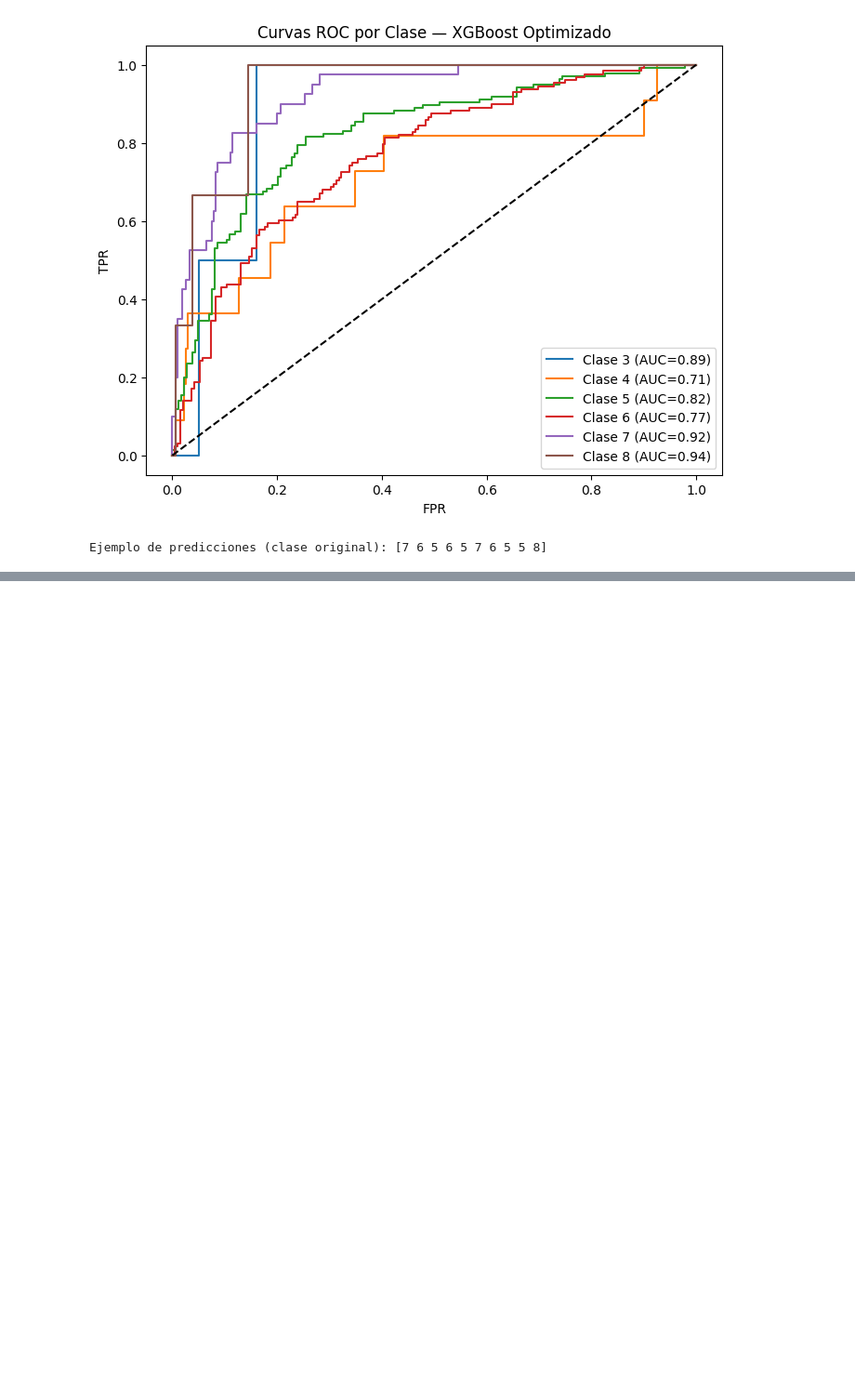
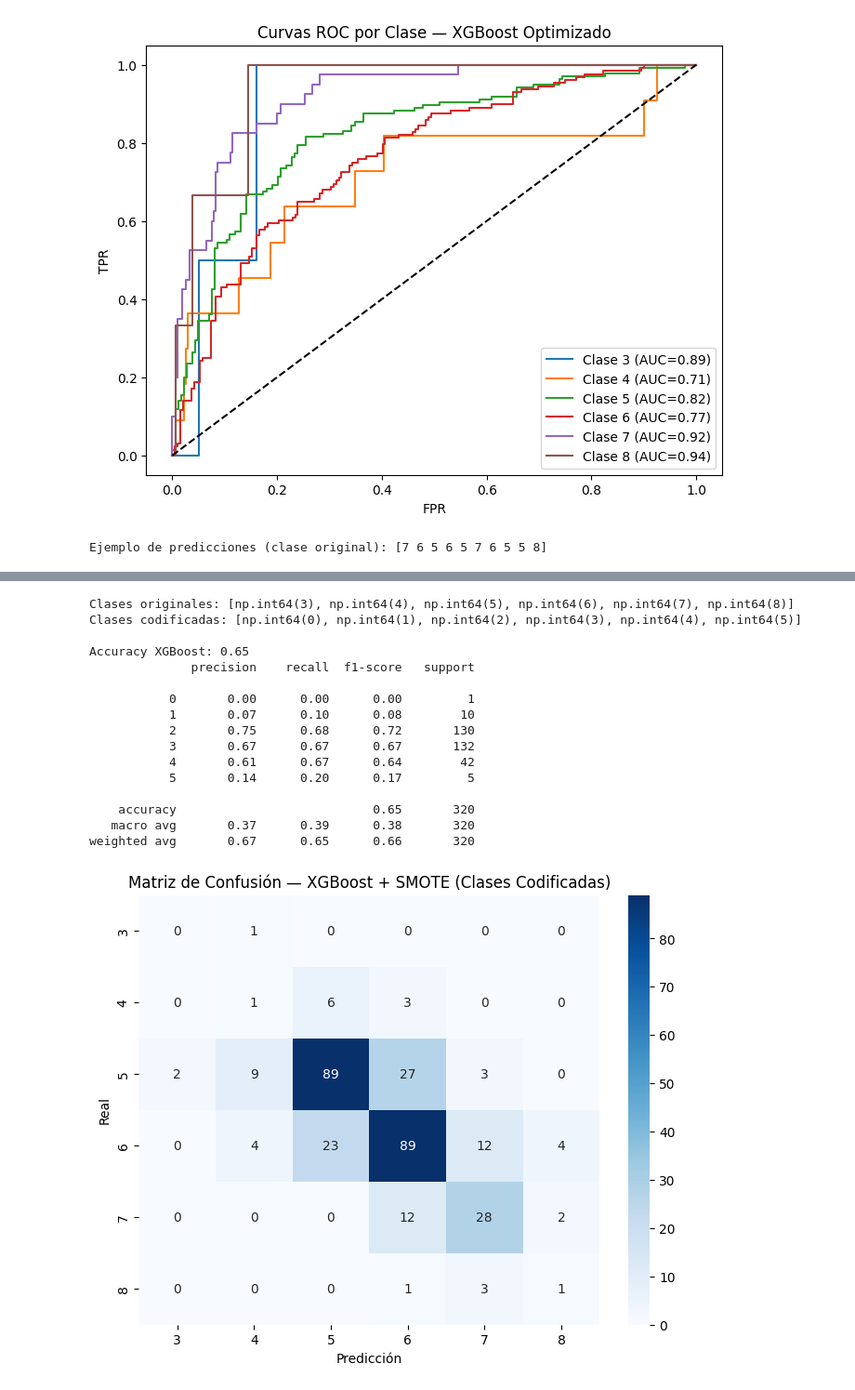
Before and after one commit to itxas77/Red_wine_quality, a Jupyter notebook: Entrenamiento_Evaluacion.ipynb, the cells around one changed output, grey strips where cells are left out. Shown at 93% size. Cells and saved outputs as stored; diff of their text form; code cells hidden in the pictures; blank space fills up the shorter version.

```diff
--- a/Entrenamiento_Evaluacion.ipynb
+++ b/Entrenamiento_Evaluacion.ipynb
@@ -299,0 +377,71 @@ Ejemplo de predicciones (clase original): [7 6 5 6 5 7 6 5 5 8]
+# %%
+
+X = df.drop(columns=["quality"])
+y = df["quality"]
+
+
+le = LabelEncoder()
+y_encoded = le.fit_transform(y)
+
+print("Clases originales:", sorted(y.unique()))
+print("Clases codificadas:", sorted(set(y_encoded)))
+
+
+
+X_train, X_test, y_train, y_test = train_test_split(
+    X, y_encoded, test_size=0.2, random_state=42
+)
+
+
+sm = SMOTE(random_state=42)
+X_train_res, y_train_res = sm.fit_resample(X_train, y_train)
+
+
+
+xgb_model = xgb.XGBClassifier(
+    objective="multi:softmax",
+    num_class=len(le.classes_),
+    eval_metric="mlogloss",
+    random_state=42
+)
+
+xgb_model.fit(X_train_res, y_train_res)
+
+
+y_pred_xgb = xgb_model.predict(X_test)
+
+
+print("\nAccuracy XGBoost:", accuracy_score(y_test, y_pred_xgb))
+print(classification_report(y_test, y_pred_xgb))
+
+
+cm = confusion_matrix(y_test, y_pred_xgb)
+
+plt.figure(figsize=(8,6))
+sns.heatmap(
+    cm, annot=True, fmt="d", cmap="Blues",
+    xticklabels=le.classes_,
+    yticklabels=le.classes_
+)
+plt.xlabel("Predicción")
+plt.ylabel("Real")
+plt.title("Matriz de Confusión — XGBoost + SMOTE (Clases Codificadas)")
+plt.show()
+# %% [output]
+Clases originales: [np.int64(3), np.int64(4), np.int64(5), np.int64(6), np.int64(7), np.int64(8)]
+Clases codificadas: [np.int64(0), np.int64(1), np.int64(2), np.int64(3), np.int64(4), np.int64(5)]
+
+Accuracy XGBoost: 0.65
+              precision    recall  f1-score   support
+
+           0       0.00      0.00      0.00         1
+           1       0.07      0.10      0.08        10
+           2       0.75      0.68      0.72       130
+           3       0.67      0.67      0.67       132
+           4       0.61      0.67      0.64        42
+           5       0.14      0.20      0.17         5
+
+    accuracy                           0.65       320
+   macro avg       0.37      0.39      0.38       320
+weighted avg       0.67      0.65      0.66       320
+[figure, added]
```
Also changed, not shown: parts of 5 cells of this notebook.
